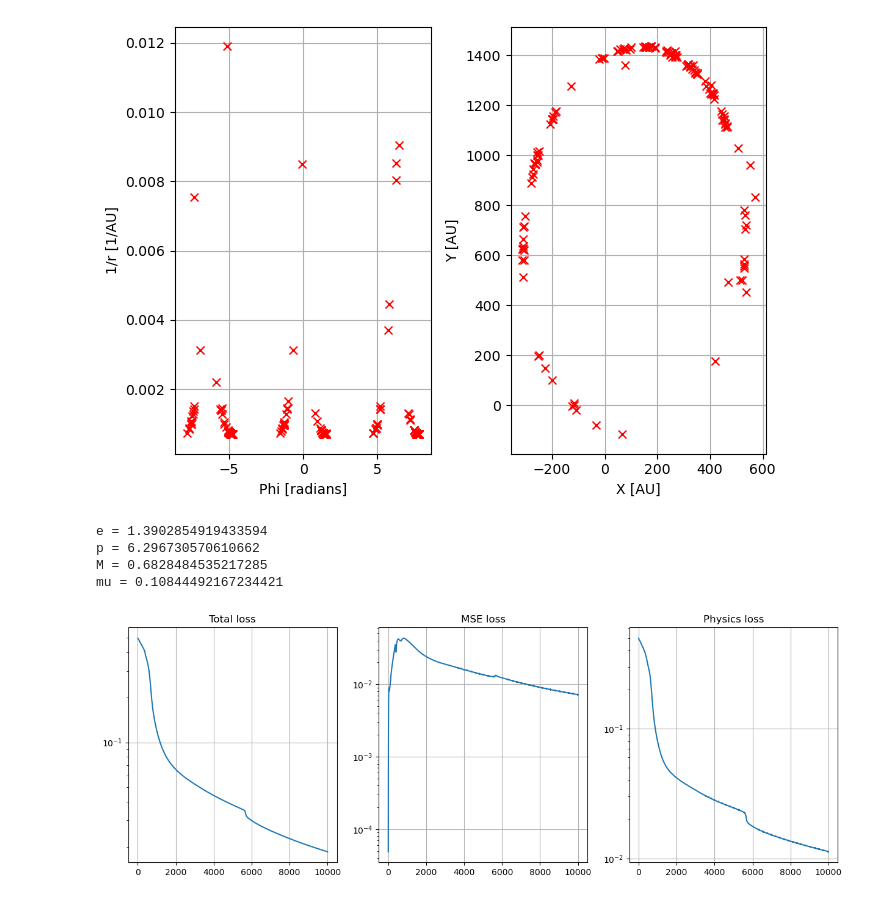
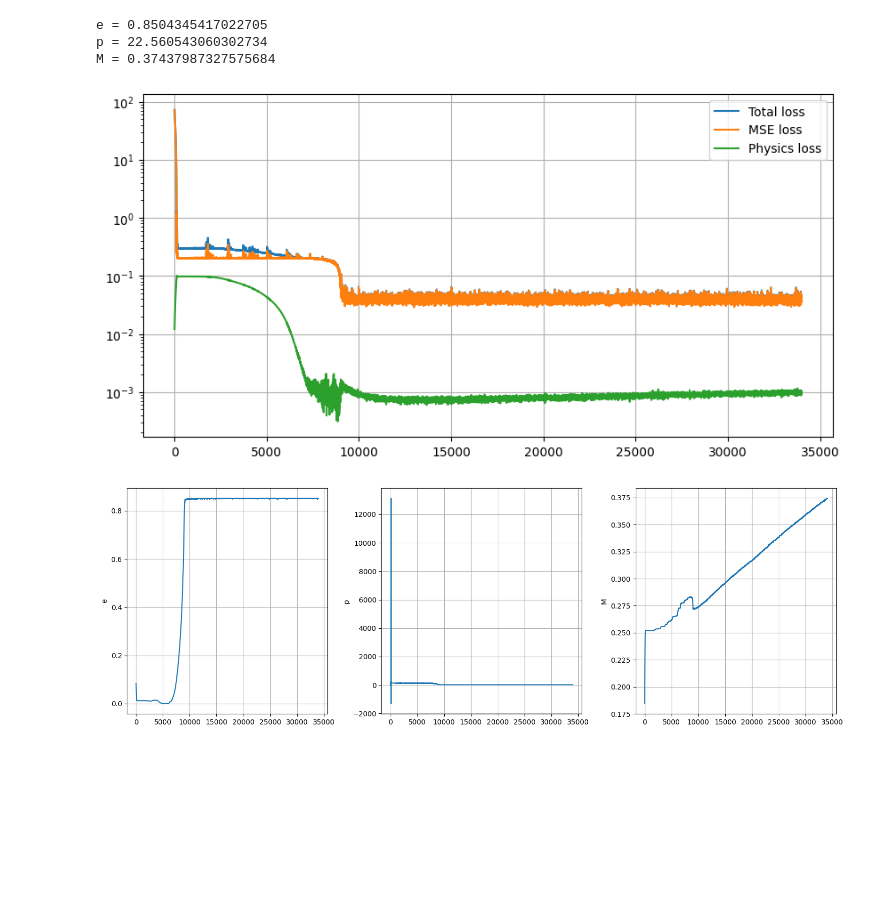
Before and after one commit to frdennis/GINN, a Jupyter notebook: test_PINN.ipynb, the cells around one changed output. Drawn from its saved outputs; the diff is of its cells as text; code cells hidden in the pictures; blank space fills up the shorter version.

Commit message:
Add model state file, and update training algorithm

```diff
--- a/test_PINN.ipynb
+++ b/test_PINN.ipynb
@@ -2,9 +2,13 @@
 import torch
 import torch.nn as nn
 import torch.optim as optim
+from torch.utils.data import DataLoader
 import numpy as np
 import matplotlib.pyplot as plt
 import pandas as pd
 from tqdm import tqdm
 
 from model import PINN
+
+device = torch.device("cuda" if torch.cuda.is_available() else "cpu")
+print(device)
@@ -35,18 +147,0 @@ u = torch.cat((torch.tensor(u1, dtype=torch.float32), torch.tensor(u2, dtype=tor
-# %%
-fig, ax = plt.subplots(figsize=(7,5), ncols=2)
-#ax.set_xscale("log")
-
-ax[0].plot(phi, u, 'rx')
-ax[0].set_ylabel("1/r [1/AU]")
-ax[0].set_xlabel("Phi [radians]")
-
-ax[1].plot(x1, y1, 'rx')
-ax[1].plot(x2, y2, 'rx')
-ax[1].set_ylabel("Y [AU]")
-ax[1].set_xlabel("X [AU]")
-
-[axi.grid() for axi in ax]
-
-plt.tight_layout()
-# %% [output]
-[figure, removed]
@@ -82,34 +218,49 @@ for epoch in tqdm(range(epochs)):
 # %%
-print("e =", model.e.item())
-print("p =", model.M.item()/model.mu.item())
-print("M =", model.M.item())
-print("mu =", model.mu.item())
+print("e =", model.get_e().item())
+#print("p =", model.get_M().item()/model.get_mu().item())
+print("p =", model.get_p().item())
+print("M =", model.get_M().item())
+#print("mu =", model.get_mu().item())
+
+fig, ax = plt.subplots(figsize=(10,5))
+ax.plot(losses[0], label="Total loss")
+ax.plot(losses[1], label="MSE loss")
+ax.plot(losses[2], label="Physics loss")
+
+ax.grid()
+ax.legend()
+ax.set_yscale("log")
+plt.show()
+
 
 fig, ax = plt.subplots(ncols=3, figsize=(15,5))
-ax[0].plot(losses[0])
-ax[0].set_title("Total loss")
-ax[0].set_yscale("log")
+
+ax[0].plot(params[0])
+ax[0].set_ylabel("e")
 ax[0].grid()
 
-ax[1].plot(losses[1])
-ax[1].set_title("MSE loss")
-ax[1].set_yscale("log")
+ax[1].plot(params[1])
+#ax[1].set_ylabel(r"$\mu$")
+ax[1].set_ylabel("p")
 ax[1].grid()
 
-ax[2].plot(losses[2])
-ax[2].set_title("Physics loss")
-ax[2].set_yscale("log")
+ax[2].plot(params[2])
+ax[2].set_ylabel("M")
 ax[2].grid()
 
+plt.tight_layout()
 plt.show()
+
+# e, p, M
+
 
 #        self.e = torch.nn.Parameter(torch.tensor(0.8))
 #        self.p = torch.nn.Parameter(torch.tensor(220.))
 #        self.M = torch.nn.Parameter(torch.tensor(.04))
 # mu ~ 1.8e-4
 # %% [output]
-e = 1.3902854919433594
-p = 6.296730570610662
-M = 0.6828484535217285
-mu = 0.10844492167234421
+e = 0.8504345417022705
+p = 22.560543060302734
+M = 0.37437987327575684
-[figure, old version]
+[figure, new version]
+[figure, added]
```
Also changed, not shown: parts of 11 cells of this notebook, 5 other files.
